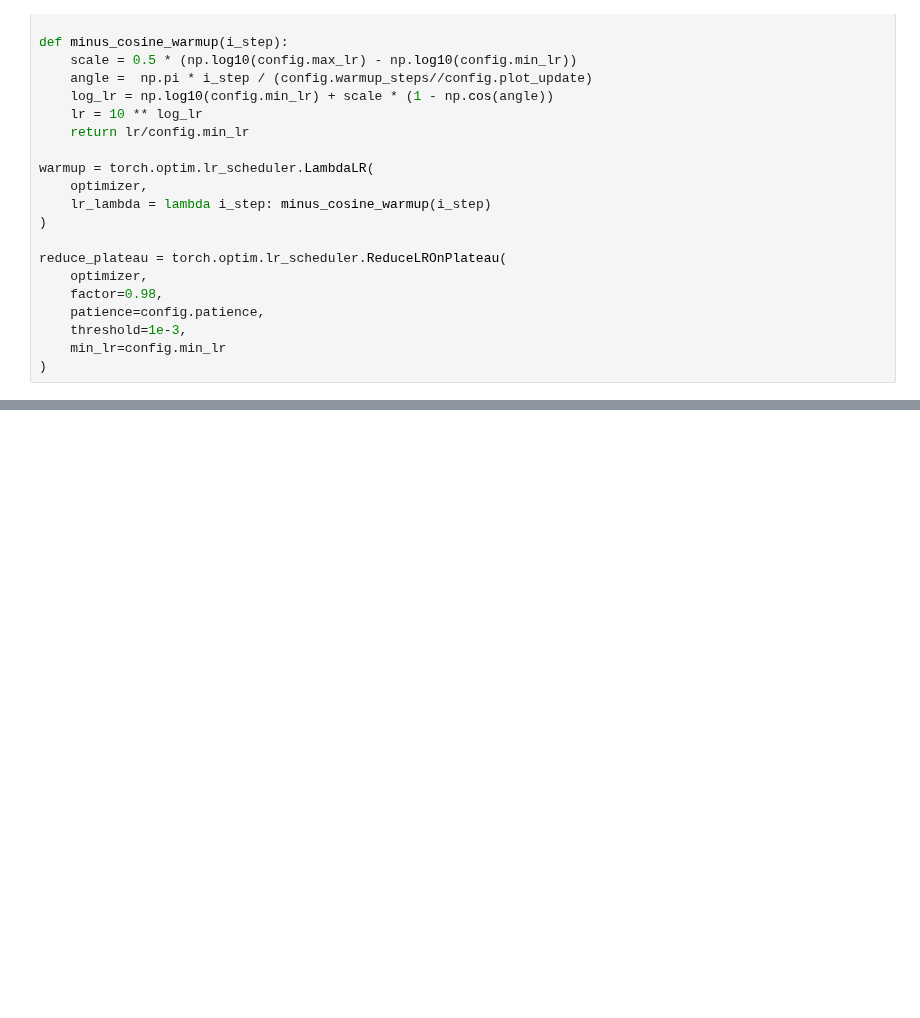
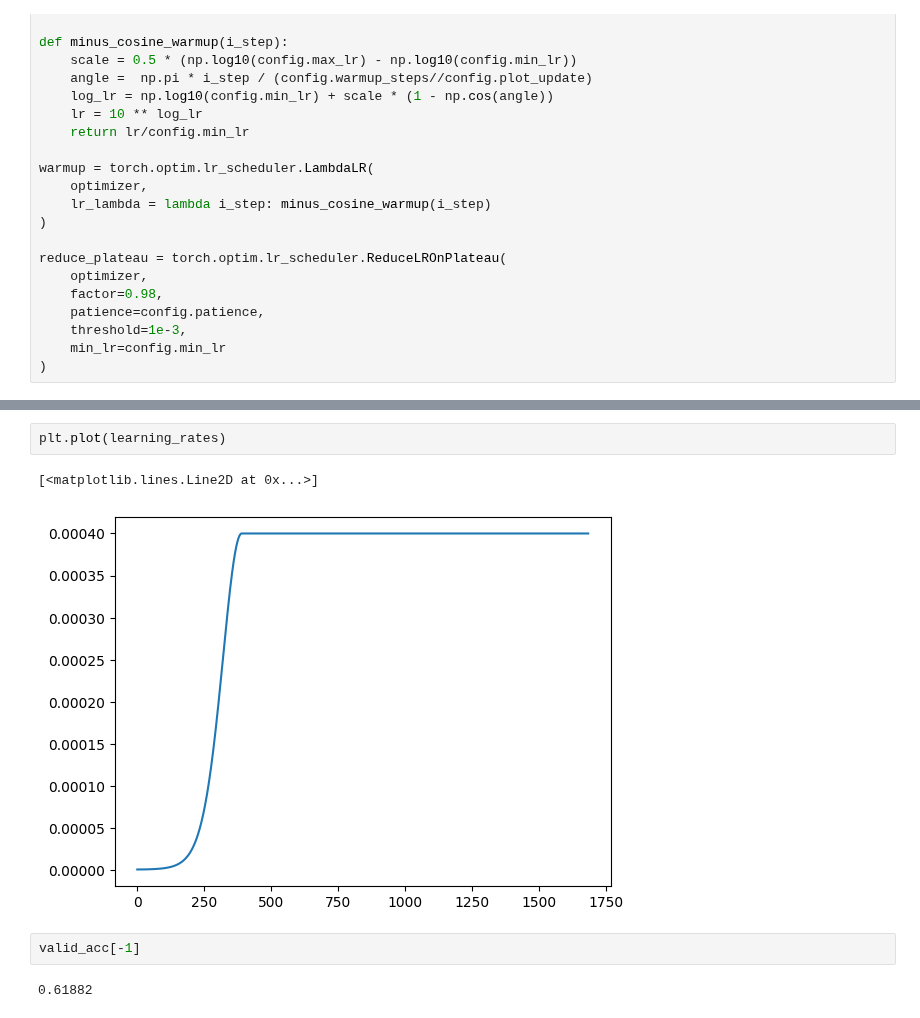
Before and after one commit to danjacobellis/LCCL, a Jupyter notebook: classification_pixels.ipynb, the cells around one changed output, grey strips where cells are left out. Cells and saved outputs as stored; diff of their text form; blank space fills up the shorter version.

```diff
--- a/classification_pixels.ipynb
+++ b/classification_pixels.ipynb
@@ -226,0 +249,9 @@ for i_epoch in mb:
+# %%
+plt.plot(learning_rates)
+# %% [output]
+[<matplotlib.lines.Line2D at 0x...>]
+[figure, added]
+# %%
+valid_acc[-1]
+# %% [output]
+0.61882
```
Also changed, not shown: parts of 3 cells of this notebook.
